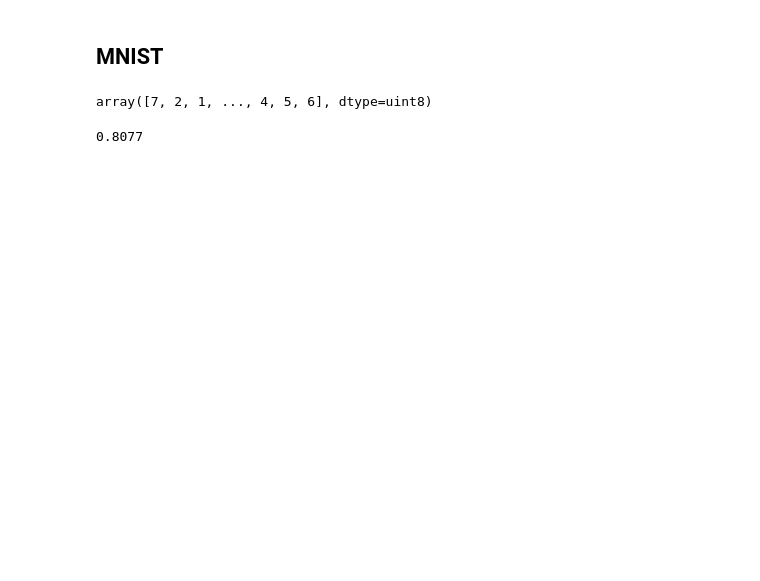
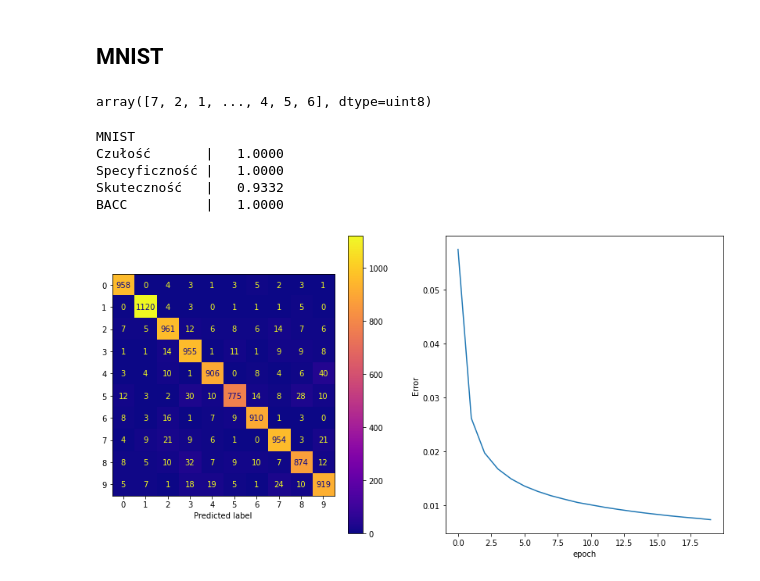
Before and after one commit to rafalbalcerzak/pum, a Jupyter notebook: pum8-siec_neuronowa/pum8-siec_neuronowa.ipynb, the cells around one changed output. Saved outputs shown, nothing was run; the diff lists cells and outputs as text; code cells hidden in the pictures; blank space fills up the shorter version.

```diff
--- a/pum8-siec_neuronowa/pum8-siec_neuronowa.ipynb
+++ b/pum8-siec_neuronowa/pum8-siec_neuronowa.ipynb
@@ -316,7 +326,7 @@ X_train_new /= 255
 # kodowanie one hot
 y_train = np_utils.to_categorical(y_train)
 # %%
-net = Network()
+net = Network(1024)
 net.add(Linear(28*28, 100))
 net.add(Activation())
 net.add(Linear(100, 50))
@@ -325,12 +335,12 @@ net.add(Linear(50, 10))
 net.add(Activation())
 
 
-net.fit(X_train_new[0:1000,], y_train[0:1000,], epochs=50, learning_rate=0.1)
+net.fit(X_train_new, y_train, epochs=20, learning_rate=0.05)
 
 # test
 X_test_new = X_test.reshape(X_test.shape[0],1,28**2)
 X_test_new = X_test_new.astype('float32')
-X_test_new /= 255
+# X_test_new /= 255
 
 out = net.predict(X_test_new)
 # %%
@@ -341,8 +351,33 @@ for v in out:
 y_test
 # %% [output]
 array([7, 2, 1, ..., 4, 5, 6], dtype=uint8)
-# %%
-
-metrics.accuracy_score(ans, y_test)
-# %% [output]
-0.8077
+# %%
+fig, axs = plt.subplots(1, 2,figsize=(14,7))
+mycmap = "coolwarm"
+
+
+my_cm = metrics.confusion_matrix(y_test, ans)
+my_disp = metrics.ConfusionMatrixDisplay(confusion_matrix=my_cm)
+my_disp.plot(ax=axs[0] ,cmap="plasma")
+# my_disp.im_.colorbar.remove()
+my_disp.ax_.set_ylabel('')
+
+
+
+axs[1].plot(net.errors)
+axs[1].set_xlabel('epoch')
+axs[1].set_ylabel('Error')
+
+
+print('MNIST')
+print(f'Czułość       |{my_cm[0][0]/(my_cm[0][0]+my_cm[1][0]):9.4f}')
+print(f'Specyficzność |{my_cm[1][1]/(my_cm[0][1]+my_cm[1][1]):9.4f}')
+print(f'Skuteczność   |{metrics.accuracy_score(ans, y_test):9.4f}')
+print(f'BACC          |{(my_cm[1][1]/(my_cm[0][1]+my_cm[1][1])+my_cm[0][0]/(my_cm[0][0]+my_cm[1][0]))/2 :9.4f}')
+# %% [output]
+MNIST
+Czułość       |   1.0000
+Specyficzność |   1.0000
+Skuteczność   |   0.9332
+BACC          |   1.0000
+[figure, added]
```
Also changed, not shown: parts of 8 cells of this notebook, 2 other files.
